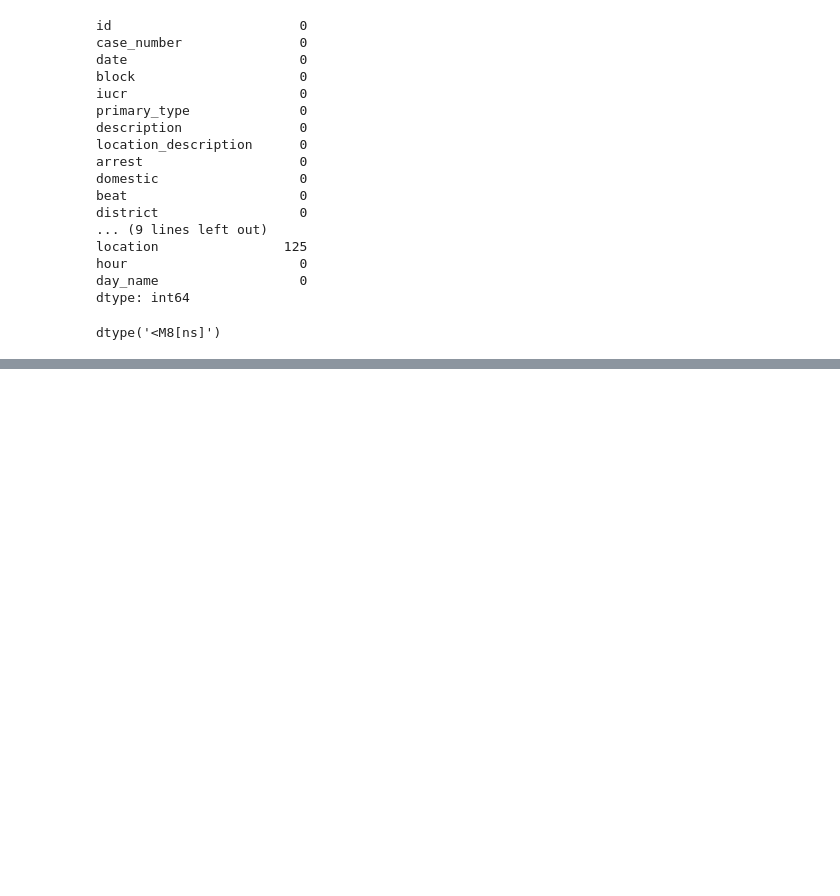
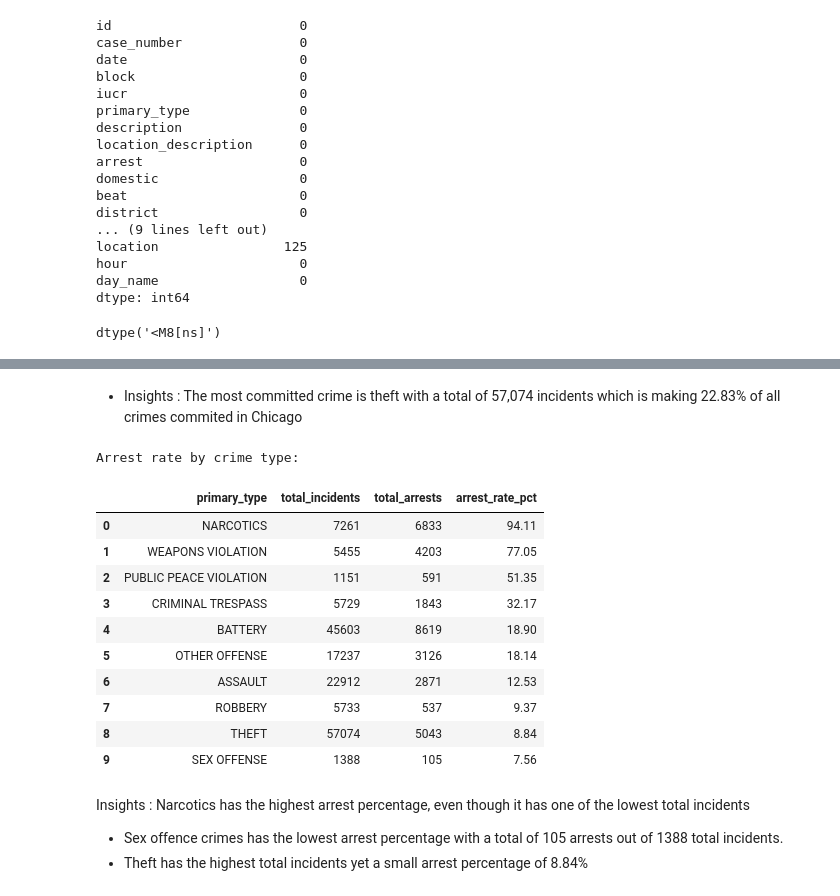
Before and after one commit to tracyvuleze2-sketch/Chicago-Crime-Analysis, a Jupyter notebook: chic_recent_crime_analysis.ipynb, the cells around one changed output, grey strips where cells are left out. Cells and saved outputs as stored; diff of their text form; code cells hidden in the pictures; blank space fills up the shorter version.

```diff
--- a/chic_recent_crime_analysis.ipynb
+++ b/chic_recent_crime_analysis.ipynb
@@ -264,0 +277,3 @@ df.to_csv('chicago_data_cleaned.csv', index=False)
+# %%
+engine = create_engine('sqlite:///chicago_crime.db')
+df2.to_sql('chicago_crimes', engine, index=False, if_exists='replace')
@@ -264,0 +323,38 @@ df.to_csv('chicago_data_cleaned.csv', index=False)
+# %% [markdown]
+- Insights : The most committed crime is theft with a total of 57,074 incidents which is making 22.83% of all crimes commited in Chicago
+# %%
+# Query 2: Arrest rate by crime type (types with more than 1,000 incidents)
+q2 = pd.read_sql("""
+    SELECT
+        primary_type,
+        COUNT(*) AS total_incidents,
+        SUM(CASE WHEN arrest = 1 THEN 1 ELSE 0 END) AS total_arrests,
+        ROUND(
+            100.0 * SUM(CASE WHEN arrest = 1 THEN 1 ELSE 0 END) / COUNT(*),
+            2
+        ) AS arrest_rate_pct
+    FROM chicago_crimes
+    GROUP BY primary_type
+    HAVING total_incidents > 1000
+    ORDER BY arrest_rate_pct DESC
+    LIMIT 10
+""", engine)
+print('Arrest rate by crime type:')
+q2
+# %% [output]
+Arrest rate by crime type:
+|  | primary_type | total_incidents | total_arrests | arrest_rate_pct |
+| 0 | NARCOTICS | 7261 | 6833 | 94.11 |
+| 1 | WEAPONS VIOLATION | 5455 | 4203 | 77.05 |
+| 2 | PUBLIC PEACE VIOLATION | 1151 | 591 | 51.35 |
+| 3 | CRIMINAL TRESPASS | 5729 | 1843 | 32.17 |
+| 4 | BATTERY | 45603 | 8619 | 18.90 |
+| 5 | OTHER OFFENSE | 17237 | 3126 | 18.14 |
+| 6 | ASSAULT | 22912 | 2871 | 12.53 |
+| 7 | ROBBERY | 5733 | 537 | 9.37 |
+| 8 | THEFT | 57074 | 5043 | 8.84 |
+| 9 | SEX OFFENSE | 1388 | 105 | 7.56 |
+# %% [markdown]
+Insights : Narcotics has the highest arrest percentage, even though it has one of the lowest total incidents
+- Sex offence crimes has the lowest arrest percentage with a total of 105 arrests out of 1388 total incidents.
+- Theft has the highest total incidents yet a small arrest percentage of 8.84%
```
Also changed, not shown: parts of 18 cells of this notebook, 1 other file.
